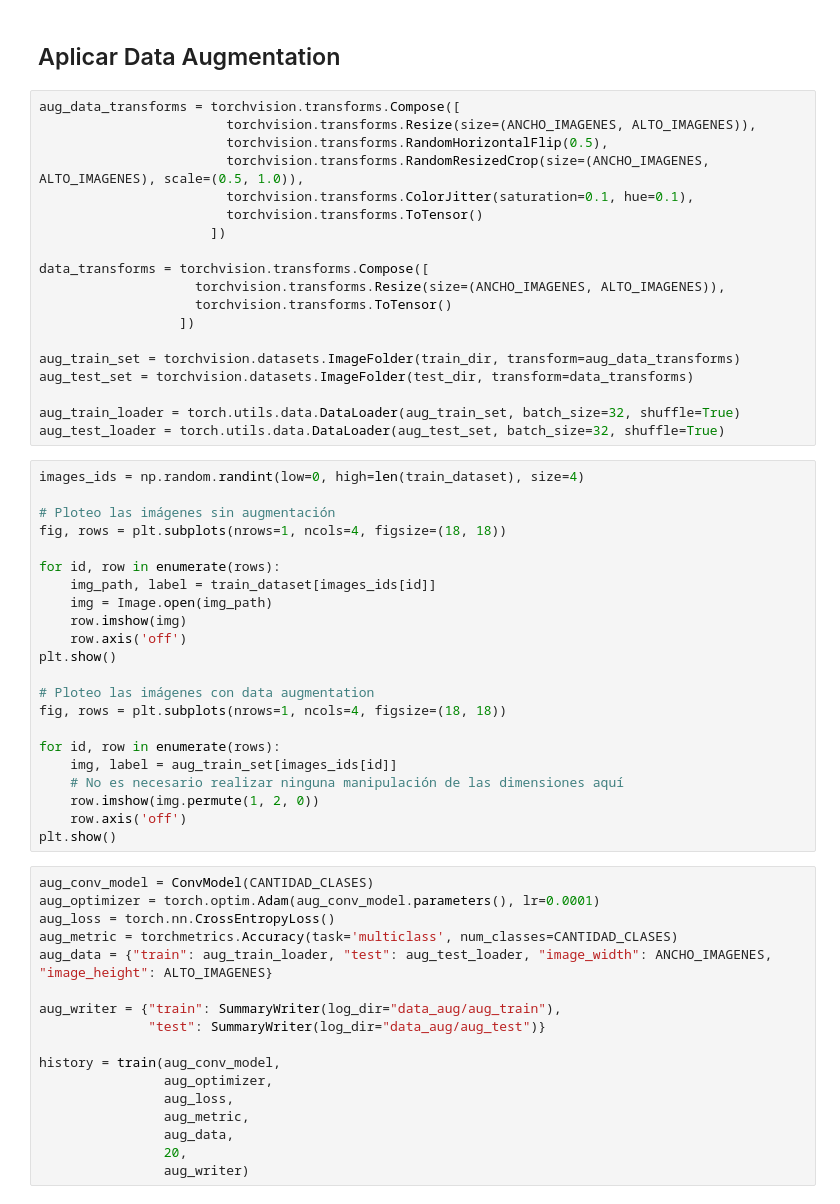
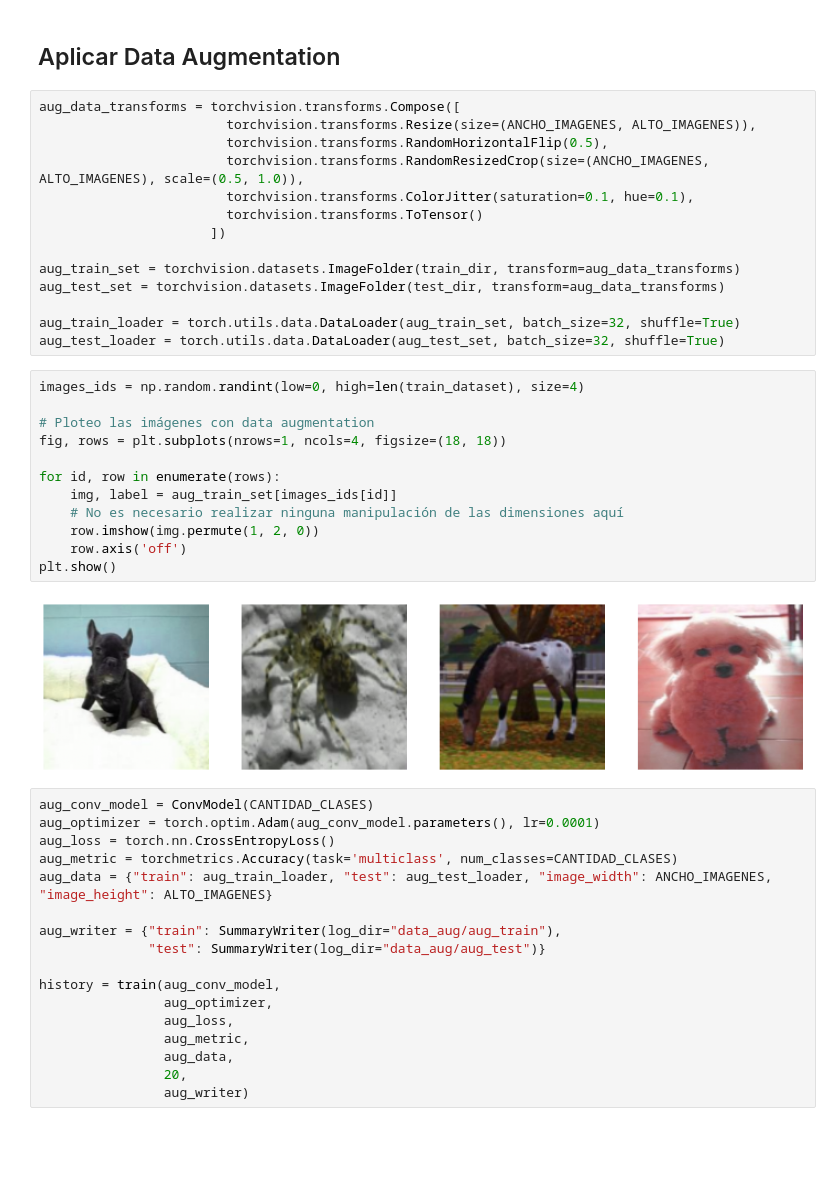
Before and after one commit to ClaraBureu/CEIA, a Jupyter notebook: VCII/CVII_DataAugmentation.ipynb, the cells around one changed output. Drawn from its saved outputs; the diff is of its cells as text; blank space fills up the shorter version.

```diff
--- a/VCII/CVII_DataAugmentation.ipynb
+++ b/VCII/CVII_DataAugmentation.ipynb
@@ -300,38 +287,25 @@ aug_data_transforms = torchvision.transforms.Compose([
                         torchvision.transforms.ToTensor()
                       ])
 
-data_transforms = torchvision.transforms.Compose([
-                    torchvision.transforms.Resize(size=(ANCHO_IMAGENES, ALTO_IMAGENES)),
-                    torchvision.transforms.ToTensor()
-                  ])
-
 aug_train_set = torchvision.datasets.ImageFolder(train_dir, transform=aug_data_transforms)
-aug_test_set = torchvision.datasets.ImageFolder(test_dir, transform=data_transforms)
+aug_test_set = torchvision.datasets.ImageFolder(test_dir, transform=aug_data_transforms)
 
 aug_train_loader = torch.utils.data.DataLoader(aug_train_set, batch_size=32, shuffle=True)
 aug_test_loader = torch.utils.data.DataLoader(aug_test_set, batch_size=32, shuffle=True)
 # %%
 images_ids = np.random.randint(low=0, high=len(train_dataset), size=4)
-
-# Ploteo las imágenes sin augmentación
-fig, rows = plt.subplots(nrows=1, ncols=4, figsize=(18, 18))
-
-for id, row in enumerate(rows):
-    img_path, label = train_dataset[images_ids[id]]
-    img = Image.open(img_path)
-    row.imshow(img)
-    row.axis('off')
-plt.show()
 
 # Ploteo las imágenes con data augmentation
 fig, rows = plt.subplots(nrows=1, ncols=4, figsize=(18, 18))
 
 for id, row in enumerate(rows):
     img, label = aug_train_set[images_ids[id]]
     # No es necesario realizar ninguna manipulación de las dimensiones aquí
     row.imshow(img.permute(1, 2, 0))
     row.axis('off')
 plt.show()
+# %% [output]
+[figure, added]
 # %%
 aug_conv_model = ConvModel(CANTIDAD_CLASES)
 aug_optimizer = torch.optim.Adam(aug_conv_model.parameters(), lr=0.0001)
```
Also changed, not shown: parts of 23 cells of this notebook, 6 other files.
